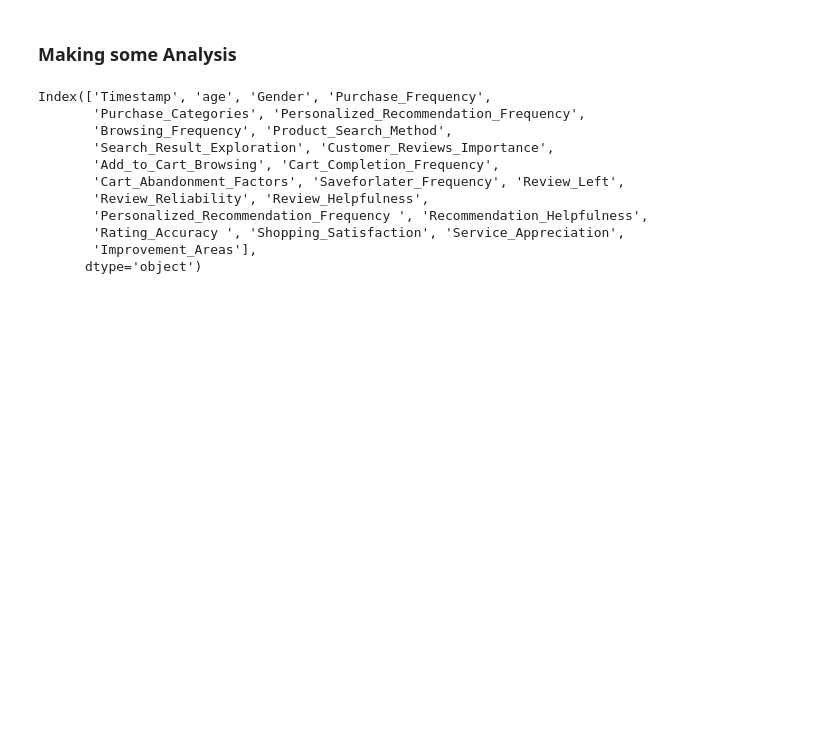
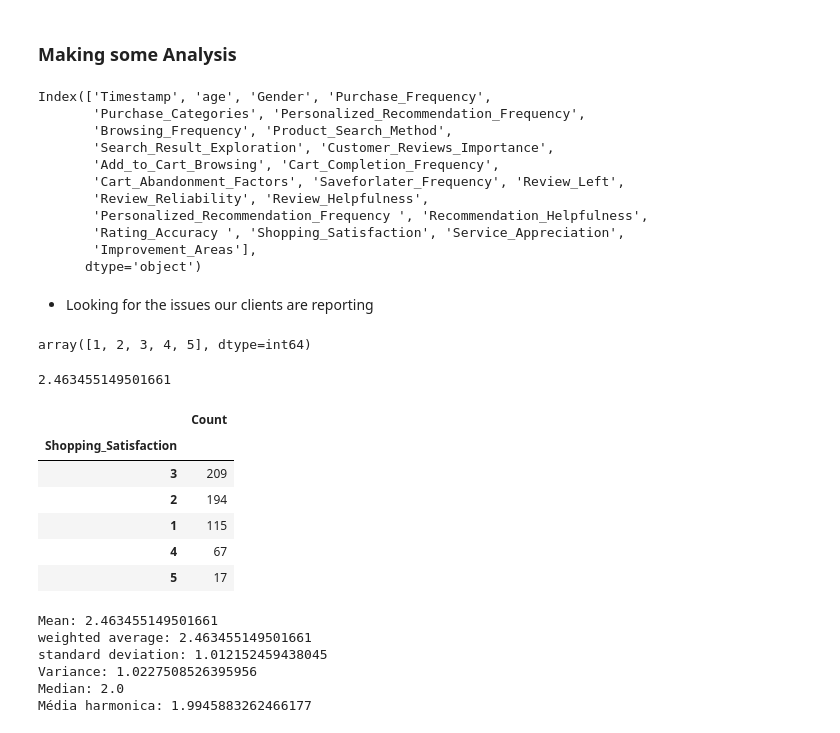
Before and after one commit to OliviaHelena10/PYTHON_PROJECTS, a Jupyter notebook: trabalhando_com_analises/cust_behavior.ipynb, the cells around one changed output. Saved outputs shown, nothing was run; the diff lists cells and outputs as text; code cells hidden in the pictures; blank space fills up the shorter version.

```diff
--- a/trabalhando_com_analises/cust_behavior.ipynb
+++ b/trabalhando_com_analises/cust_behavior.ipynb
@@ -155,3 +155,5 @@ Index(['Timestamp', 'age', 'Gender', 'Purchase_Frequency',
        'Rating_Accuracy ', 'Shopping_Satisfaction', 'Service_Appreciation',
        'Improvement_Areas'],
       dtype='object')
+# %% [markdown]
+* Looking for the issues our clients are reporting
@@ -157,0 +163,41 @@ Index(['Timestamp', 'age', 'Gender', 'Purchase_Frequency',
+# %%
+# 1 for low satisfaction and 5 for high satisfation
+df['Shopping_Satisfaction'].unique()
+# %% [output]
+array([1, 2, 3, 4, 5], dtype=int64)
+# %%
+df['Shopping_Satisfaction'].mean()
+# %% [output]
+2.463455149501661
+# %%
+satisfactions = (count_col_values(df, 'Shopping_Satisfaction')).sort_values(by='Count', ascending=False)
+satisfactions
+# %% [output]
+|  | Count |
+| Shopping_Satisfaction |  |
+| 3 | 209 |
+| 2 | 194 |
+| 1 | 115 |
+| 4 | 67 |
+| 5 | 17 |
+# %%
+import statistics as st
+
+m = df['Shopping_Satisfaction'].mean()
+st_dev = st.stdev(df['Shopping_Satisfaction'])
+w_m = ( 1*115 + 2*194 + 3*209 + 4*67 + 5*17) / (115 + 194 + 209 + 67 + 17)
+variance = st.pvariance(df['Shopping_Satisfaction'])
+median = st.median(df['Shopping_Satisfaction'])
+mean_harm = st.harmonic_mean(df['Shopping_Satisfaction'])
+
+print(f'Mean: {m}\nweighted average: {w_m} \
+        \nstandard deviation: {st_dev} \
+        \nVariance: {variance}\nMedian: {median} \
+        \nMédia harmonica: {mean_harm}')
+# %% [output]
+Mean: 2.463455149501661
+weighted average: 2.463455149501661
+standard deviation: 1.012152459438045
+Variance: 1.0227508526395956
+Median: 2.0
+Média harmonica: 1.9945883262466177
```
Also changed, not shown: parts of 12 cells of this notebook.
